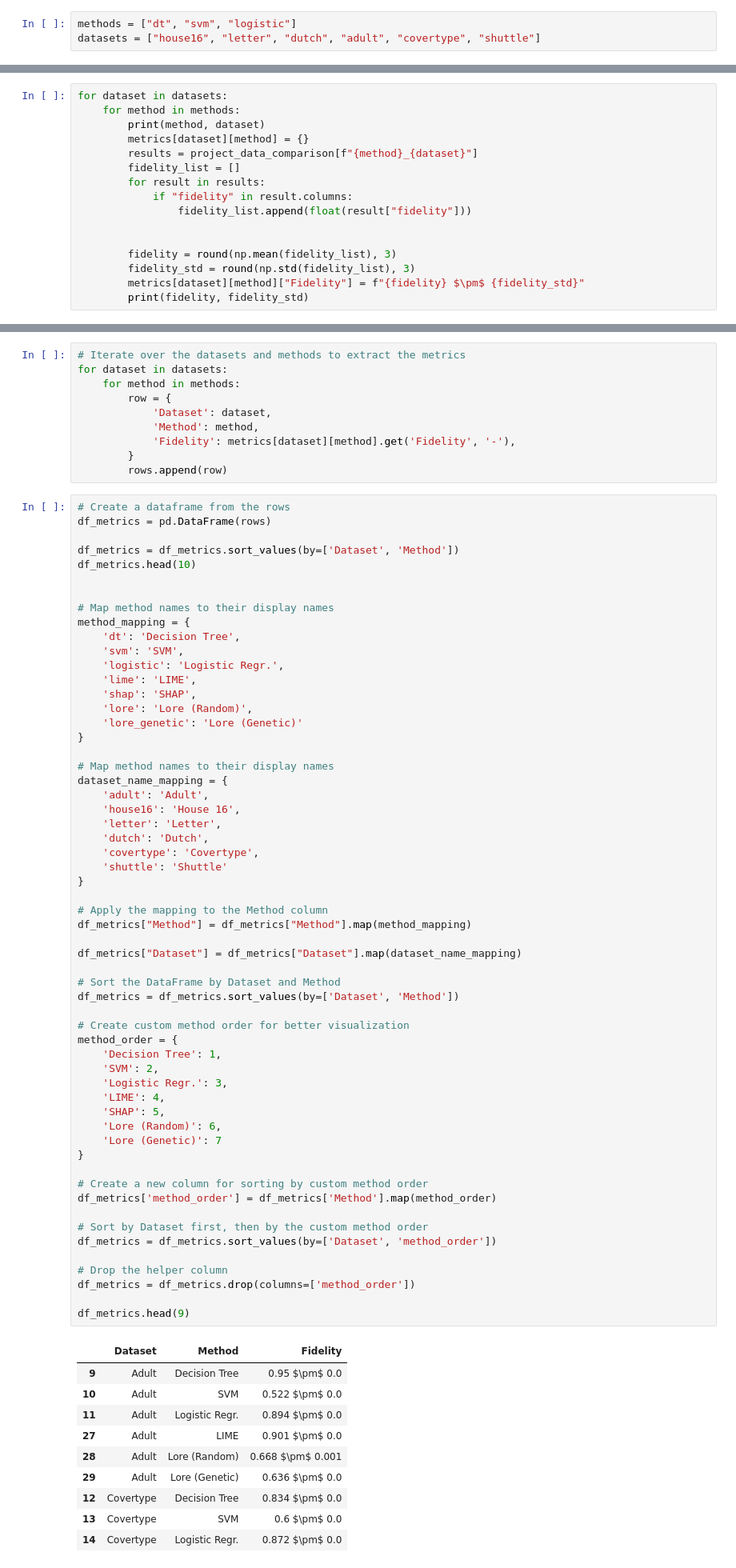
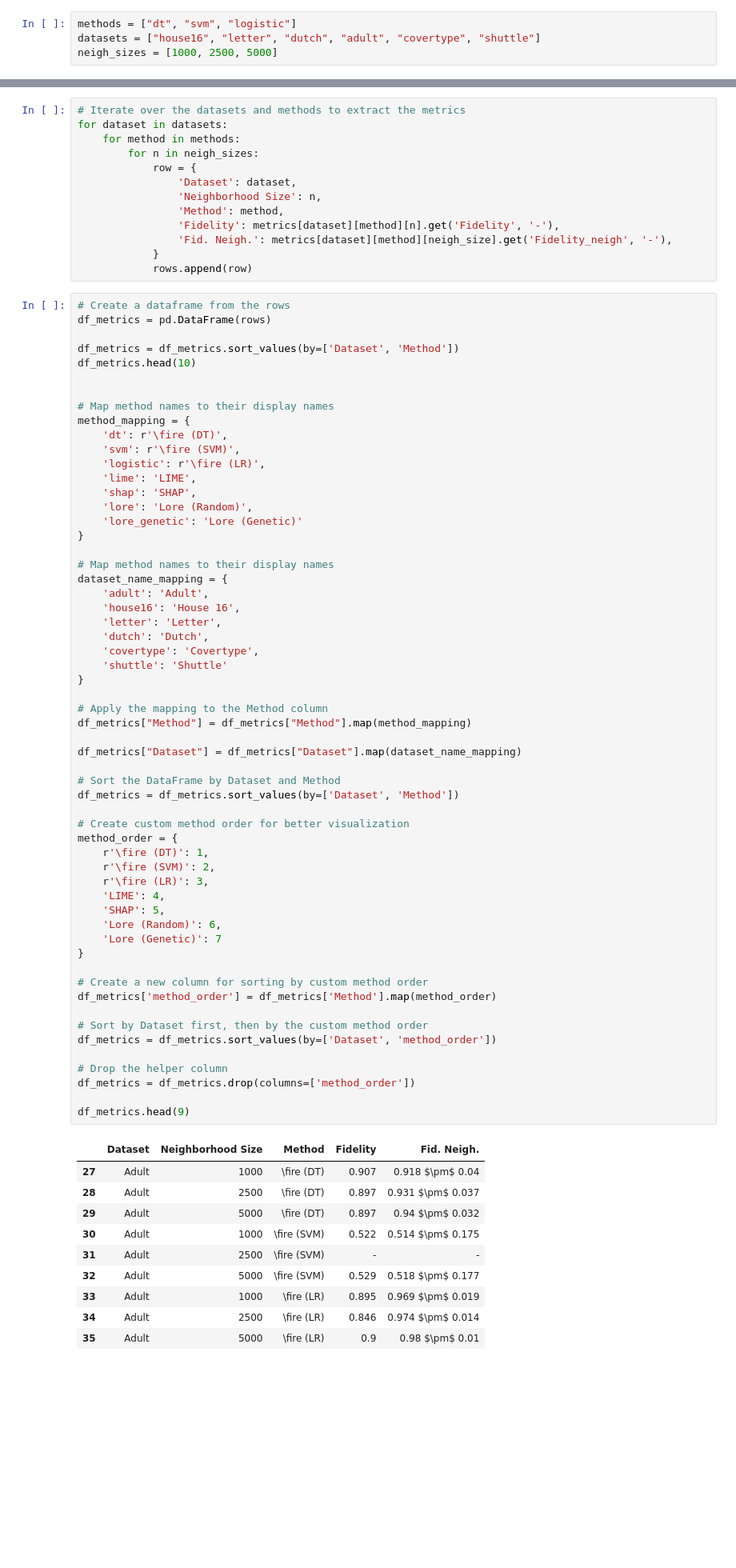
Before and after one commit to lucacorbucci/fire360, a Jupyter notebook: src/results/results.ipynb, the cells around one changed output, grey strips where cells are left out. Shown at 80% size. Drawn from its saved outputs; the diff is of its cells as text; blank space fills up the shorter version.

```diff
--- a/src/results/results.ipynb
+++ b/src/results/results.ipynb
@@ -270,6 +463,7 @@ project_name = "comparison_tango"
 # %%
 methods = ["dt", "svm", "logistic"]
 datasets = ["house16", "letter", "dutch", "adult", "covertype", "shuttle"]
+neigh_sizes = [1000, 2500, 5000]
 # %%
 metrics = {}
 
@@ -303,19 +526,3 @@ for dataset in datasets:
 # %%
 methods = ["lime", "lore", "lore_genetic"]
 datasets = ["house16", "letter", "dutch", "adult", "covertype", "shuttle"]
-# %%
-for dataset in datasets:
-    for method in methods:
-        print(method, dataset)
-        metrics[dataset][method] = {}
-        results = project_data_comparison[f"{method}_{dataset}"]
-        fidelity_list = []
-        for result in results:
-            if "fidelity" in result.columns:
-                fidelity_list.append(float(result["fidelity"]))
-
-
-        fidelity = round(np.mean(fidelity_list), 3)
-        fidelity_std = round(np.std(fidelity_list), 3)
-        metrics[dataset][method]["Fidelity"] = f"{fidelity} $\pm$ {fidelity_std}"
-        print(fidelity, fidelity_std)
@@ -361,12 +570,15 @@ metrics
 # Iterate over the datasets and methods to extract the metrics
 for dataset in datasets:
     for method in methods:
-        row = {
-            'Dataset': dataset,
-            'Method': method,
-            'Fidelity': metrics[dataset][method].get('Fidelity', '-'),
-        }
-        rows.append(row)
+        for n in neigh_sizes:
+            row = {
+                'Dataset': dataset,
+                'Neighborhood Size': n,
+                'Method': method,
+                'Fidelity': metrics[dataset][method][n].get('Fidelity', '-'),
+                'Fid. Neigh.': metrics[dataset][method][neigh_size].get('Fidelity_neigh', '-'),
+            }
+            rows.append(row)
 # %%
 # Create a dataframe from the rows
 df_metrics = pd.DataFrame(rows)
@@ -377,9 +589,9 @@ df_metrics.head(10)
 
 # Map method names to their display names
 method_mapping = {
-    'dt': 'Decision Tree',
-    'svm': 'SVM',
-    'logistic': 'Logistic Regr.',
+    'dt': r'\fire (DT)',
+    'svm': r'\fire (SVM)',
+    'logistic': r'\fire (LR)',
     'lime': 'LIME',
     'shap': 'SHAP',
     'lore': 'Lore (Random)',
@@ -396,43 +608,43 @@ dataset_name_mapping = {
     'shuttle': 'Shuttle'
 }
 
 # Apply the mapping to the Method column
 df_metrics["Method"] = df_metrics["Method"].map(method_mapping)
 
 df_metrics["Dataset"] = df_metrics["Dataset"].map(dataset_name_mapping)
 
 # Sort the DataFrame by Dataset and Method
 df_metrics = df_metrics.sort_values(by=['Dataset', 'Method'])
 
 # Create custom method order for better visualization
 method_order = {
-    'Decision Tree': 1,
-    'SVM': 2,
-    'Logistic Regr.': 3,
+    r'\fire (DT)': 1,
+    r'\fire (SVM)': 2,
+    r'\fire (LR)': 3,
     'LIME': 4,
     'SHAP': 5,
     'Lore (Random)': 6,
     'Lore (Genetic)': 7
 }
 
 # Create a new column for sorting by custom method order
 df_metrics['method_order'] = df_metrics['Method'].map(method_order)
 
 # Sort by Dataset first, then by the custom method order
 df_metrics = df_metrics.sort_values(by=['Dataset', 'method_order'])
 
 # Drop the helper column
 df_metrics = df_metrics.drop(columns=['method_order'])
 
 df_metrics.head(9)
 # %% [output]
-|  | Dataset | Method | Fidelity |
-| 9 | Adult | Decision Tree | 0.95 $\pm$ 0.0 |
-| 10 | Adult | SVM | 0.522 $\pm$ 0.0 |
-| 11 | Adult | Logistic Regr. | 0.894 $\pm$ 0.0 |
-| 27 | Adult | LIME | 0.901 $\pm$ 0.0 |
-| 28 | Adult | Lore (Random) | 0.668 $\pm$ 0.001 |
-| 29 | Adult | Lore (Genetic) | 0.636 $\pm$ 0.0 |
-| 12 | Covertype | Decision Tree | 0.834 $\pm$ 0.0 |
-| 13 | Covertype | SVM | 0.6 $\pm$ 0.0 |
-| 14 | Covertype | Logistic Regr. | 0.872 $\pm$ 0.0 |
+|  | Dataset | Neighborhood Size | Method | Fidelity | Fid. Neigh. |
+| 27 | Adult | 1000 | \fire (DT) | 0.907 | 0.918 $\pm$ 0.04 |
+| 28 | Adult | 2500 | \fire (DT) | 0.897 | 0.931 $\pm$ 0.037 |
+| 29 | Adult | 5000 | \fire (DT) | 0.897 | 0.94 $\pm$ 0.032 |
+| 30 | Adult | 1000 | \fire (SVM) | 0.522 | 0.514 $\pm$ 0.175 |
+| 31 | Adult | 2500 | \fire (SVM) | - | - |
+| 32 | Adult | 5000 | \fire (SVM) | 0.529 | 0.518 $\pm$ 0.177 |
+| 33 | Adult | 1000 | \fire (LR) | 0.895 | 0.969 $\pm$ 0.019 |
+| 34 | Adult | 2500 | \fire (LR) | 0.846 | 0.974 $\pm$ 0.014 |
+| 35 | Adult | 5000 | \fire (LR) | 0.9 | 0.98 $\pm$ 0.01 |
```
Also changed, not shown: parts of 87 cells of this notebook, 1 other file.
